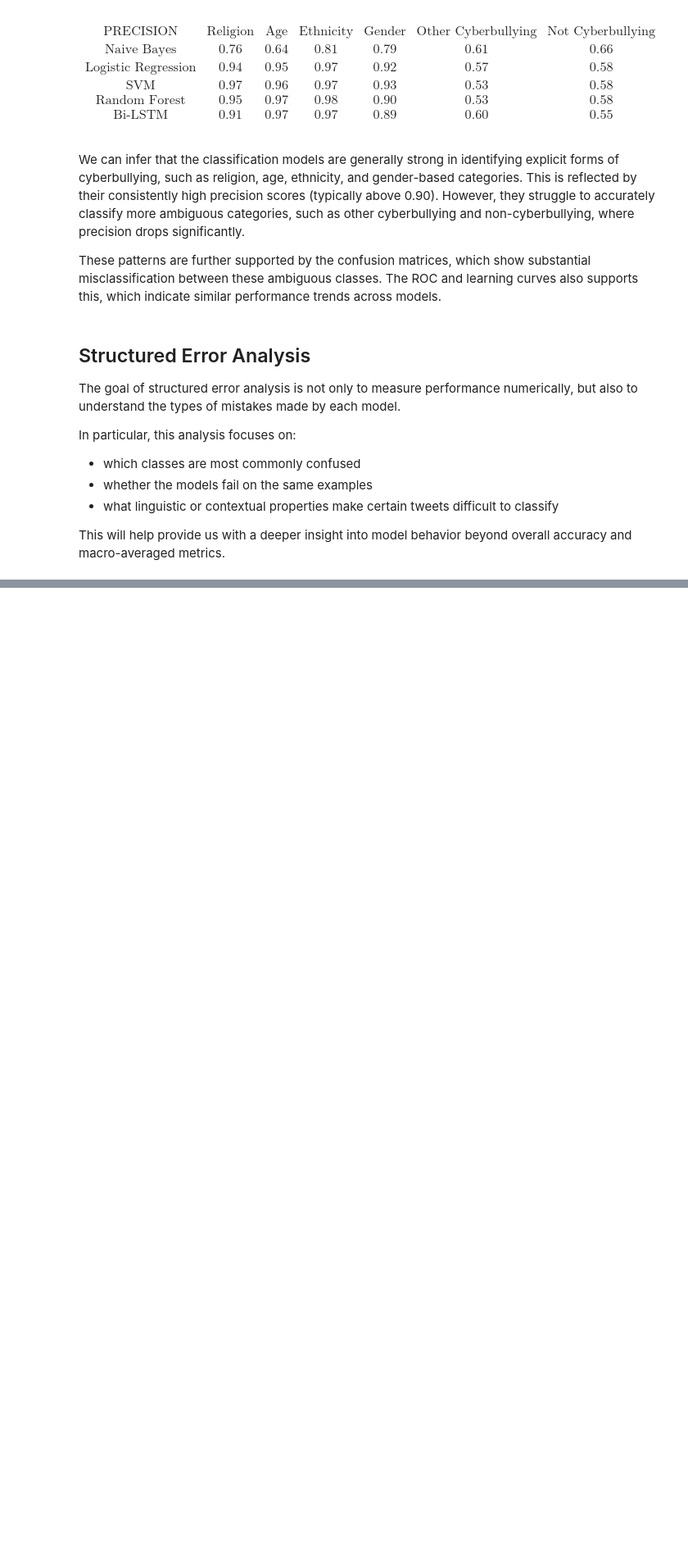
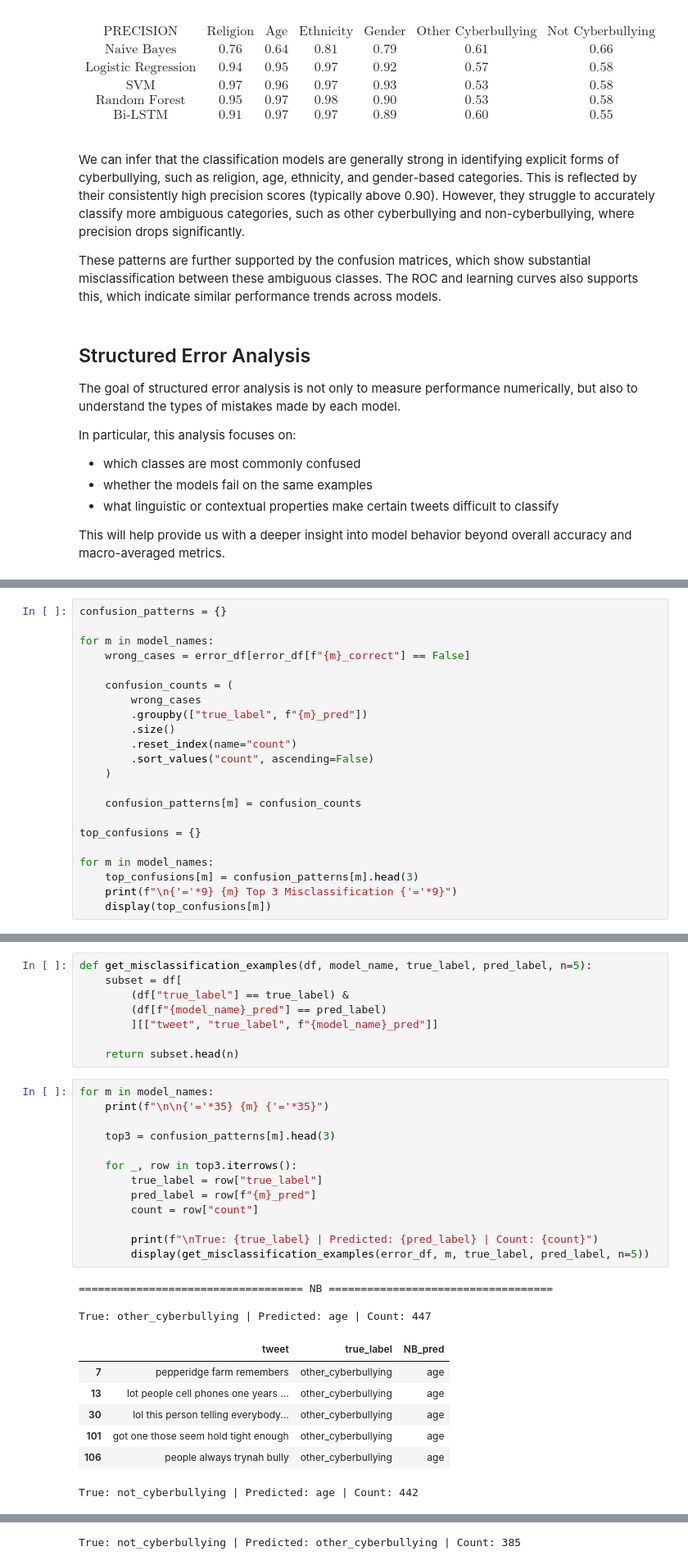
Before and after one commit to donkey-king-kong/CSCI-4907-NLU, a Jupyter notebook: Code/Full Source Code.ipynb, the cells around one changed output, grey strips where cells are left out. Shown at 82% size. Drawn from its saved outputs; the diff is of its cells as text; blank space fills up the shorter version.

```diff
--- a/Code/Full Source Code.ipynb
+++ b/Code/Full Source Code.ipynb
@@ -1352,0 +1503,22 @@ This will help provide us with a deeper insight into model behavior beyond overa
+# %%
+confusion_patterns = {}
+
+for m in model_names:
+    wrong_cases = error_df[error_df[f"{m}_correct"] == False]
+
+    confusion_counts = (
+        wrong_cases
+        .groupby(["true_label", f"{m}_pred"])
+        .size()
+        .reset_index(name="count")
+        .sort_values("count", ascending=False)
+    )
+
+    confusion_patterns[m] = confusion_counts
+
+top_confusions = {}
+
+for m in model_names:
+    top_confusions[m] = confusion_patterns[m].head(3)
+    print(f"\n{'='*9} {m} Top 3 Misclassification {'='*9}")
+    display(top_confusions[m])
@@ -1352,0 +1568,32 @@ This will help provide us with a deeper insight into model behavior beyond overa
+# %%
+def get_misclassification_examples(df, model_name, true_label, pred_label, n=5):
+    subset = df[
+        (df["true_label"] == true_label) &
+        (df[f"{model_name}_pred"] == pred_label)
+        ][["tweet", "true_label", f"{model_name}_pred"]]
+
+    return subset.head(n)
+# %%
+for m in model_names:
+    print(f"\n\n{'='*35} {m} {'='*35}")
+
+    top3 = confusion_patterns[m].head(3)
+
+    for _, row in top3.iterrows():
+        true_label = row["true_label"]
+        pred_label = row[f"{m}_pred"]
+        count = row["count"]
+
+        print(f"\nTrue: {true_label} | Predicted: {pred_label} | Count: {count}")
+        display(get_misclassification_examples(error_df, m, true_label, pred_label, n=5))
+# %% [output]
+=================================== NB ===================================
+
+True: other_cyberbullying | Predicted: age | Count: 447
+|  | tweet | true_label | NB_pred |
+| 7 | pepperidge farm remembers | other_cyberbullying | age |
+| 13 | lot people cell phones one years ... | other_cyberbullying | age |
+| 30 | lol this person telling everybody... | other_cyberbullying | age |
+| 101 | got one those seem hold tight enough | other_cyberbullying | age |
+| 106 | people always trynah bully | other_cyberbullying | age |
+True: not_cyberbullying | Predicted: age | Count: 442
@@ -1352,0 +1606 @@ This will help provide us with a deeper insight into model behavior beyond overa
+True: not_cyberbullying | Predicted: other_cyberbullying | Count: 385
```
Also changed, not shown: parts of 17 cells of this notebook.
